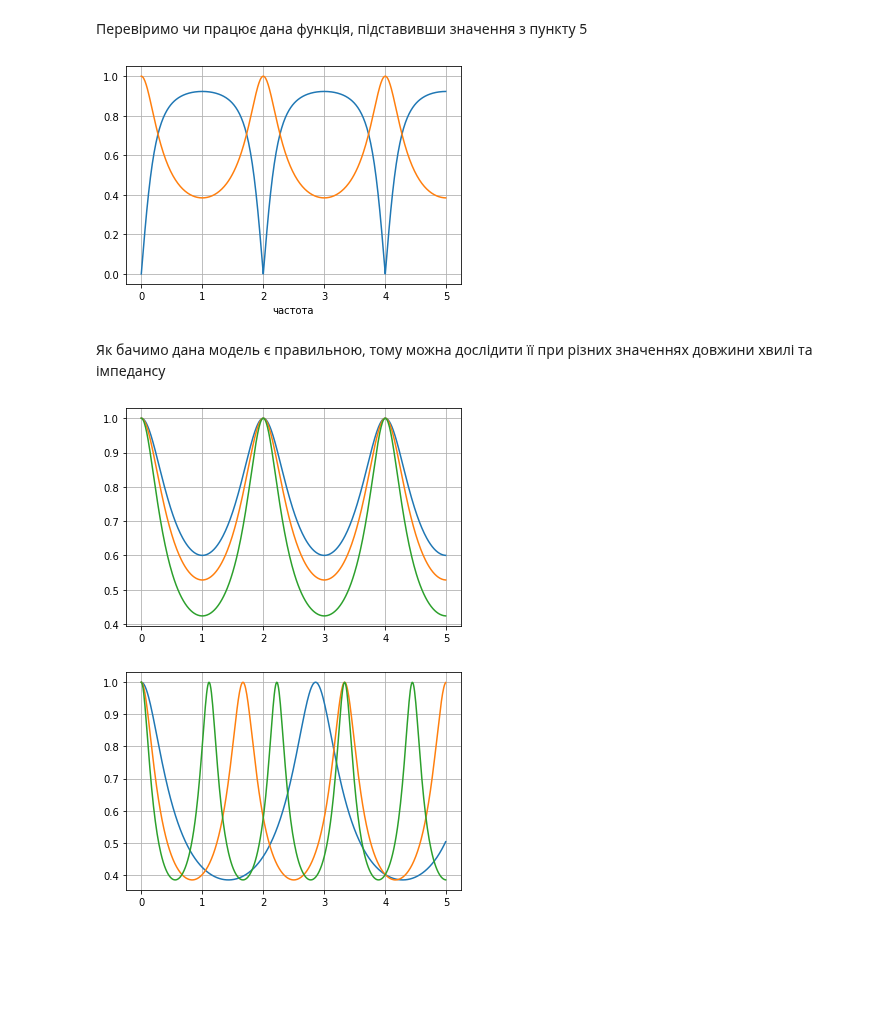
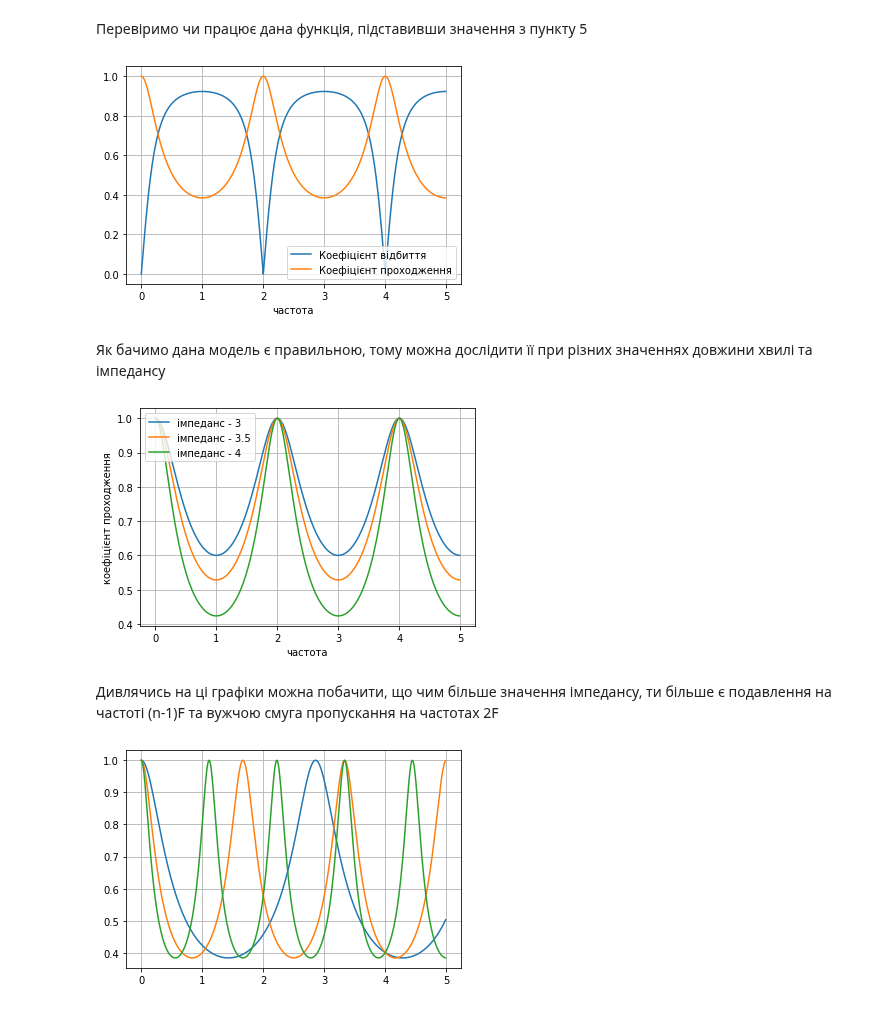
Before and after one commit to angpysha/aspiratura_imtr, a Jupyter notebook: nelin11.ipynb, the cells around one changed output. Saved outputs shown, nothing was run; the diff lists cells and outputs as text; code cells hidden in the pictures; blank space fills up the shorter version.

```diff
--- a/nelin11.ipynb
+++ b/nelin11.ipynb
@@ -126,13 +130,15 @@ t8vec= np.vectorize(t8)
 r8_1d = np.abs(r8vec(ff,1,5))
 t8_1d = t8vec(ff,1,5)
 # %%
-plt.plot(ff,r8_1d)
-plt.plot(ff,t8_1d)
+ax1 = plt.subplot(111)
+ax1.plot(ff,r8_1d, label='Коефіцієнт відбиття')
+ax1.plot(ff,t8_1d, label='Коефіцієнт проходження')
 plt.grid(True)
 plt.xlabel('частота')
+ax1.legend()
 plt.show()
 # %% [output]
-[figure, old version]
+[figure, new version]
 # %% [markdown]
 Як бачимо дана модель є правильною, тому можна дослідити її при різних значеннях довжини хвилі та імпедансу
 # %%
@@ -140,13 +146,19 @@ t8_1_3 = t8vec(ff,1,3)
 t8_1_35 = t8vec(ff,1,3.5)
 t8_1_4 = t8vec(ff,1,4.5)
 # %%
-plt.plot(ff,t8_1_3)
-plt.plot(ff,t8_1_35)
-plt.plot(ff,t8_1_4)
+ax2 = plt.subplot(111)
+ax2.plot(ff,t8_1_3, label='імпеданс - 3')
+ax2.plot(ff,t8_1_35,  label='імпеданс - 3.5')
+ax2.plot(ff,t8_1_4,  label='імпеданс - 4')
 plt.grid(True)
+plt.xlabel('частота')
+plt.ylabel('коефіцієнт проходження')
+ax2.legend()
 plt.show()
 # %% [output]
-[figure, old version]
+[figure, new version]
+# %% [markdown]
+Дивлячись на ці графіки можна побачити, що чим більше значення імпедансу, ти більше є подавлення на частоті (n-1)F та вужчою смуга пропускання на частотах 2F
 # %%
 t8_07_5 = t8vec(ff,0.7,5)
 t8_12_5 = t8vec(ff,1.2,5)
```
Also changed, not shown: parts of 1 cell of this notebook.
